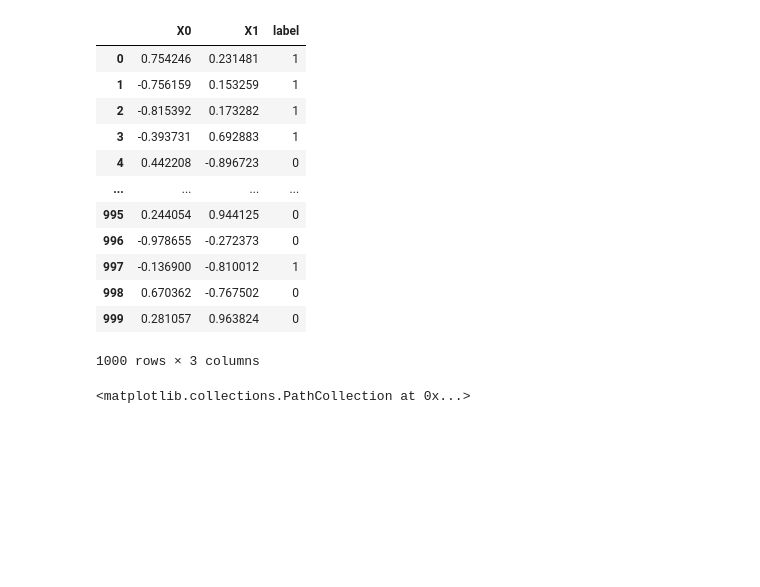
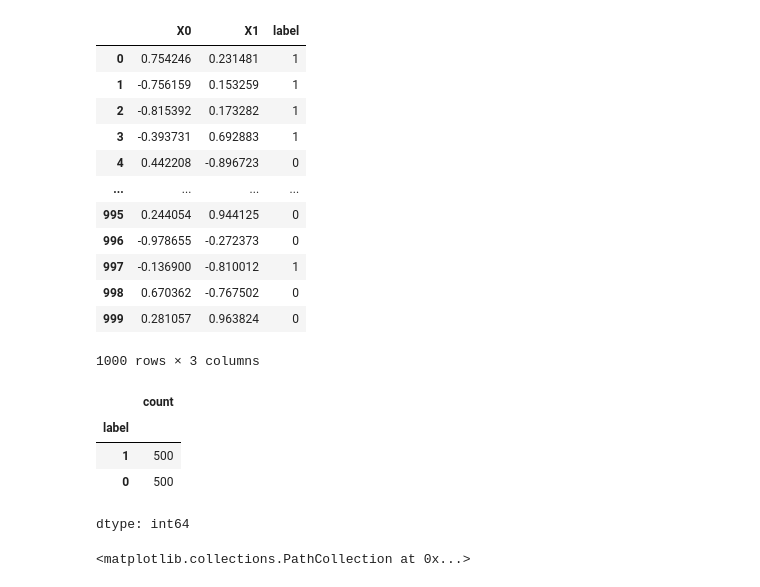
Before and after one commit to theTURYA/deep-learning, a Jupyter notebook: 02_neural_network_classification_with_tensorflow.ipynb, the cells around one changed output. Saved outputs shown, nothing was run; the diff lists cells and outputs as text; code cells hidden in the pictures; blank space fills up the shorter version.

```diff
--- a/02_neural_network_classification_with_tensorflow.ipynb
+++ b/02_neural_network_classification_with_tensorflow.ipynb
@@ -73,6 +73,14 @@ circles
 | 998 | 0.670362 | -0.767502 | 0 |
 | 999 | 0.281057 | 0.963824 | 0 |
 1000 rows × 3 columns
+# %%
+circles["label"].value_counts()
+# %% [output]
+|  | count |
+| label |  |
+| 1 | 500 |
+| 0 | 500 |
+dtype: int64
 # %%
 # Visualize with a plot
 
```
Also changed, not shown: parts of 23 cells of this notebook.
